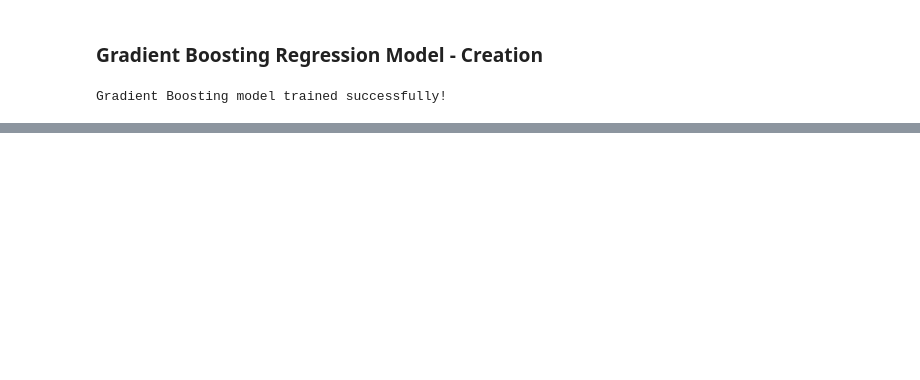
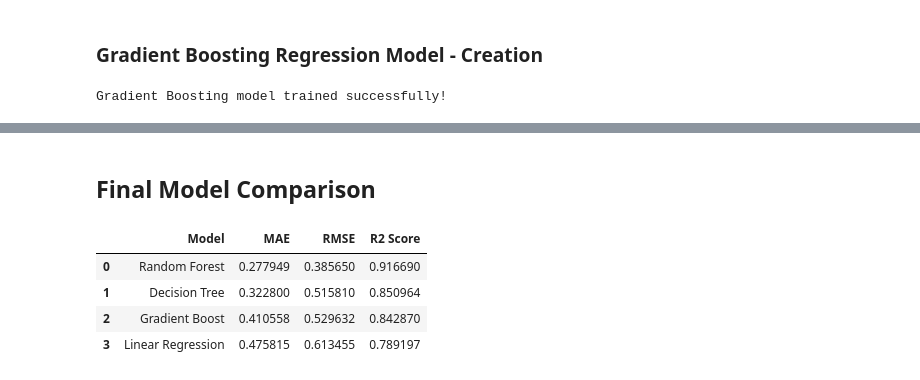
Before and after one commit to rutuu0228/Students_Mental_Health_Score_Prediction_sys, a Jupyter notebook: Notebooks/05_Model_Building.ipynb, the cells around one changed output, grey strips where cells are left out. Drawn from its saved outputs; the diff is of its cells as text; code cells hidden in the pictures; blank space fills up the shorter version.

Commit message:
Complete model training and evaluation

```diff
--- a/Notebooks/05_Model_Building.ipynb
+++ b/Notebooks/05_Model_Building.ipynb
@@ -332,0 +339,6 @@ Gradient Boosting model trained successfully!
+# %%
+# Make predictions using the Gradient Boosting model
+y_pred_grad = gradient_boosting_model.predict(X_test)
+
+# Display the first 10 predictions
+y_pred_grad[:10]
@@ -332,0 +350,17 @@ Gradient Boosting model trained successfully!
+# %%
+# Calculate evaluation metrics for Gradient Boost
+
+gb_mae = mean_absolute_error(y_test, y_pred_grad)
+
+gb_rmse = np.sqrt(mean_squared_error(y_test,y_pred_grad))
+
+gb_r2 = r2_score(y_test, y_pred_grad)
+# %%
+gb_results = pd.DataFrame({
+    "Model" : ["Gradient Boost"],
+    "MAE" : [gb_mae],
+    "RMSE" : [gb_rmse],
+    "R2 Score" : [gb_r2]
+})
+
+gb_results
@@ -332,0 +378,21 @@ Gradient Boosting model trained successfully!
+# %% [markdown]
+## Final Model Comparison
+# %%
+# Combine the evaluation results of all four models
+model_comparison = pd.concat([
+    linear_results, tree_results, rf_results, gb_results
+] , ignore_index = True)
+
+# Display the final comparison
+model_comparison.sort_values(ascending=False, by= "R2 Score").reset_index(drop=True)
+
+# df.sort_values(ascending=False, by= "column_name") --> to sort values by specific column
+
+
+# df.reset_index(drop=True) --> Discard the old, jumbled index and reset it to a clean 0, 1, 2... sequence
+# %% [output]
+|  | Model | MAE | RMSE | R2 Score |
+| 0 | Random Forest | 0.277949 | 0.385650 | 0.916690 |
+| 1 | Decision Tree | 0.322800 | 0.515810 | 0.850964 |
+| 2 | Gradient Boost | 0.410558 | 0.529632 | 0.842870 |
+| 3 | Linear Regression | 0.475815 | 0.613455 | 0.789197 |
```
Also changed, not shown: parts of 12 cells of this notebook.
